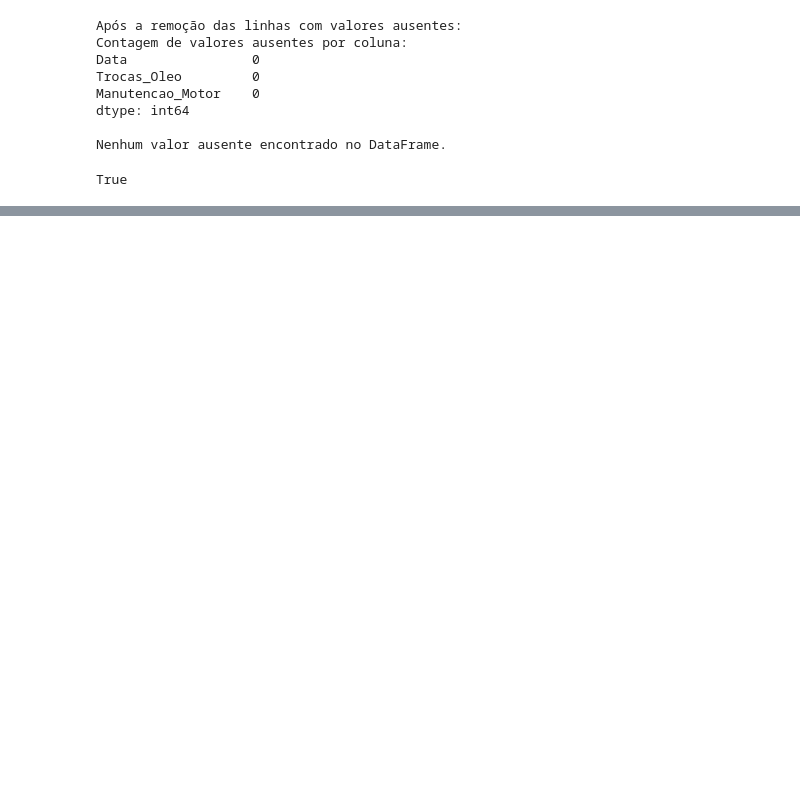
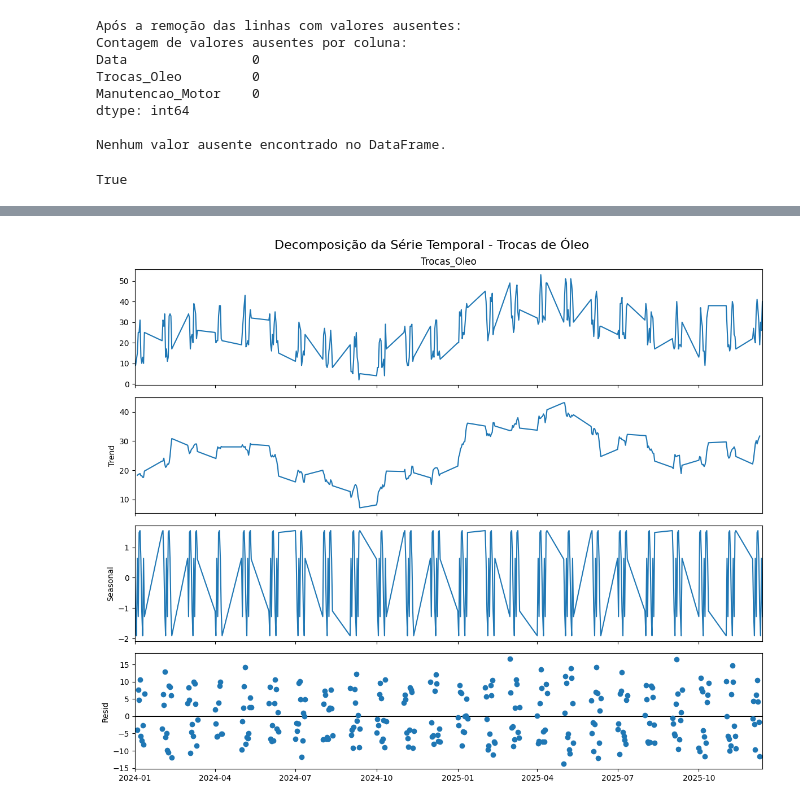
Before and after one commit to gabryellenpa/mecaniQA-belo_horizonte, a Jupyter notebook: mecaniQA_belo_horizonte.ipynb, the cells around one changed output, grey strips where cells are left out. Cells and saved outputs as stored; diff of their text form; code cells hidden in the pictures; blank space fills up the shorter version.

Commit message:
Adiciona decomposição da série temporal

```diff
--- a/mecaniQA_belo_horizonte.ipynb
+++ b/mecaniQA_belo_horizonte.ipynb
@@ -214,0 +206,6 @@ df_limpo.to_csv('mecaniQA-belo_horizonte.csv', index=False)
+# %%
+serie_temporal = df_limpo[["Data", "Trocas_Oleo"]].copy()
+
+serie_temporal.set_index("Data", inplace=True)
+
+serie_temporal.head()
@@ -214,0 +239,20 @@ df_limpo.to_csv('mecaniQA-belo_horizonte.csv', index=False)
+# %%
+decomposicao = seasonal_decompose(
+    serie_temporal["Trocas_Oleo"],
+    model="additive",
+    period=7
+)
+# %%
+fig = decomposicao.plot()
+
+fig.set_size_inches(12, 10)
+
+plt.suptitle(
+    "Decomposição da Série Temporal - Trocas de Óleo",
+    fontsize=16
+)
+
+plt.tight_layout()
+plt.show()
+# %% [output]
+[figure, added]
```
Also changed, not shown: parts of 15 cells of this notebook.
